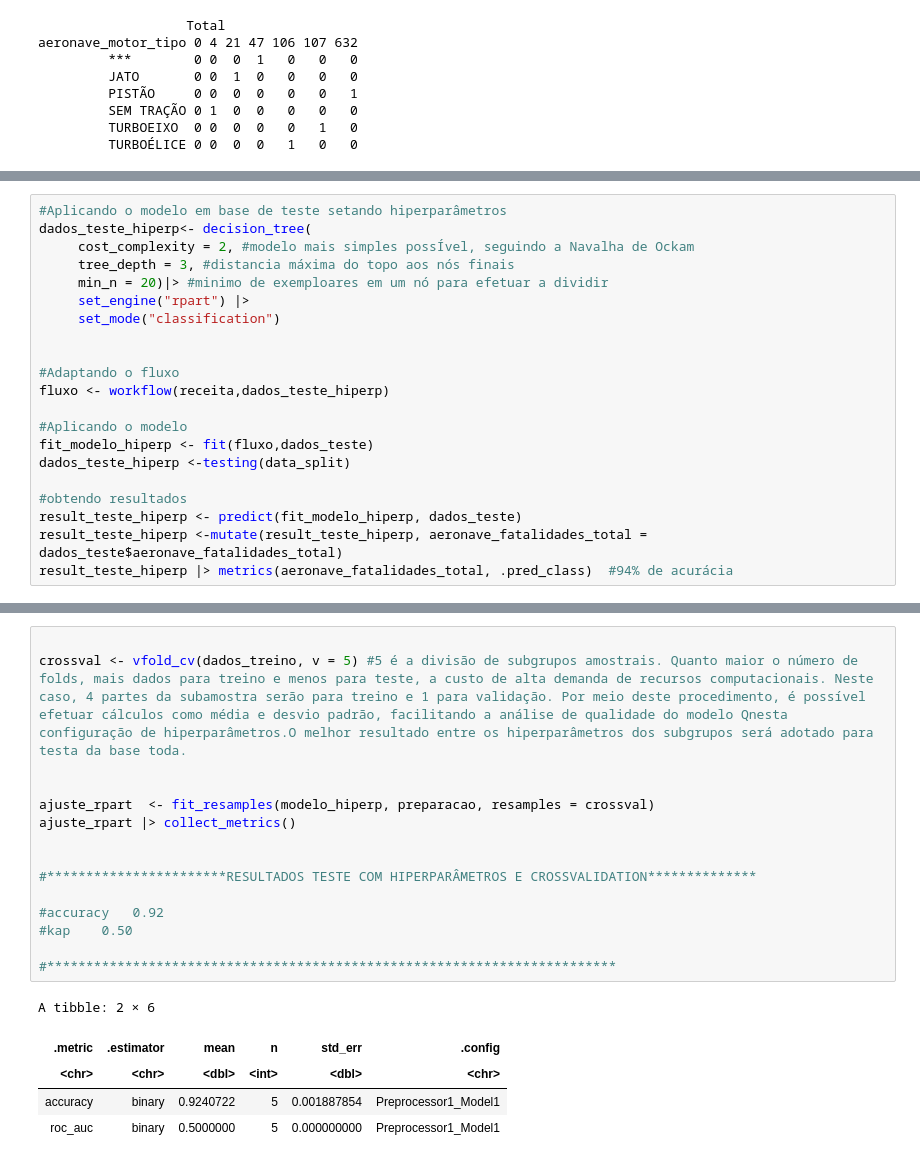
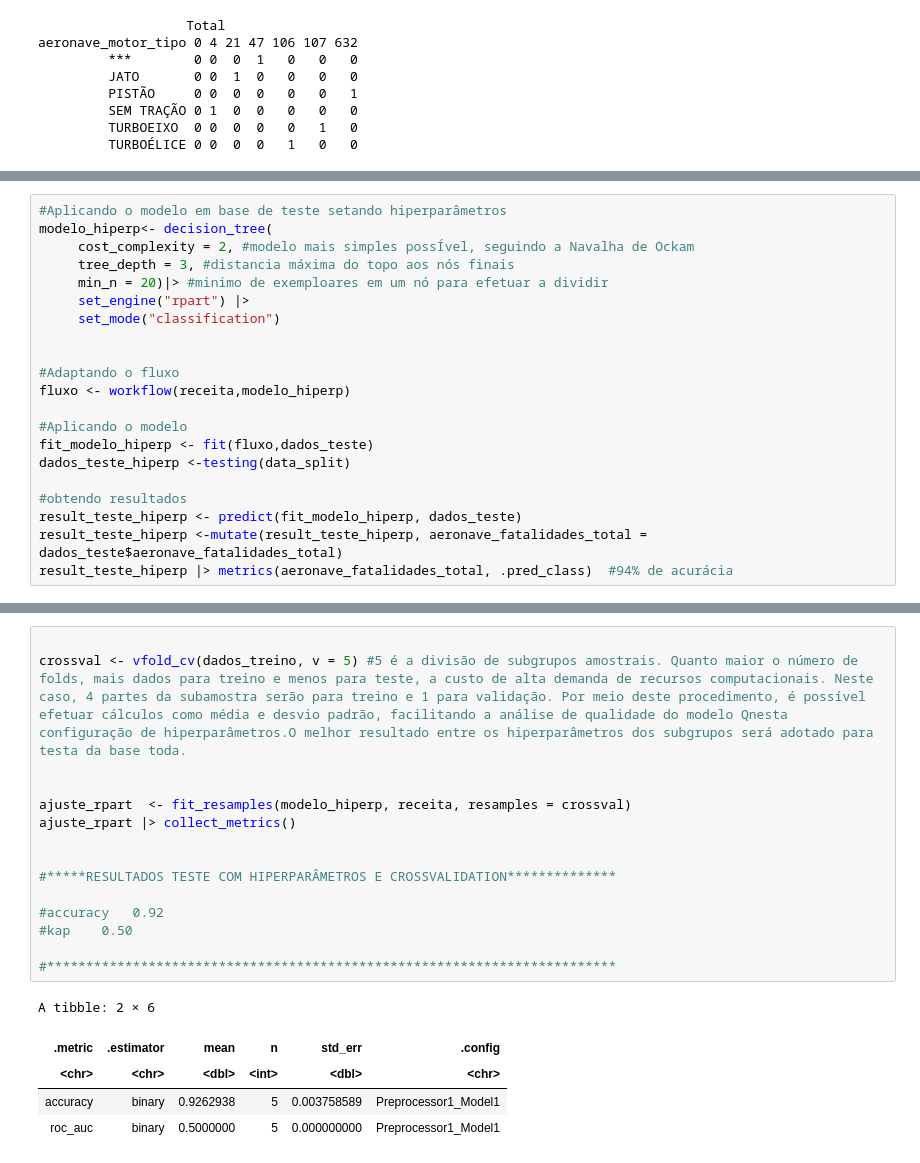
Before and after one commit to LorenaFMarani/ATV1-DataMining, a Jupyter notebook: Atividade1_LorenaFMarani.ipynb, the cells around one changed output, grey strips where cells are left out. Cells and saved outputs as stored; diff of their text form.

```diff
--- a/Atividade1_LorenaFMarani.ipynb
+++ b/Atividade1_LorenaFMarani.ipynb
@@ -327,6 +347,6 @@ Installing package into ‘/usr/local/lib/R/site-library’
 # %%
 #Aplicando o modelo em base de teste setando hiperparâmetros
-dados_teste_hiperp<- decision_tree(
+modelo_hiperp<- decision_tree(
      cost_complexity = 2, #modelo mais simples possÍvel, seguindo a Navalha de Ockam
      tree_depth = 3, #distancia máxima do topo aos nós finais
      min_n = 20)|> #minimo de exemploares em um nó para efetuar a dividir
@@ -335,7 +355,7 @@ dados_teste_hiperp<- decision_tree(
 
 
 #Adaptando o fluxo
-fluxo <- workflow(receita,dados_teste_hiperp)
+fluxo <- workflow(receita,modelo_hiperp)
 
 #Aplicando o modelo
 fit_modelo_hiperp <- fit(fluxo,dados_teste)
@@ -366,23 +387,23 @@ A tibble: 2 × 6
 # %%
 
 crossval <- vfold_cv(dados_treino, v = 5) #5 é a divisão de subgrupos amostrais. Quanto maior o número de folds, mais dados para treino e menos para teste, a custo de alta demanda de recursos computacionais. Neste caso, 4 partes da subamostra serão para treino e 1 para validação. Por meio deste procedimento, é possível efetuar cálculos como média e desvio padrão, facilitando a análise de qualidade do modelo Qnesta configuração de hiperparâmetros.O melhor resultado entre os hiperparâmetros dos subgrupos será adotado para testa da base toda.
 
 
-ajuste_rpart  <- fit_resamples(modelo_hiperp, preparacao, resamples = crossval)
+ajuste_rpart  <- fit_resamples(modelo_hiperp, receita, resamples = crossval)
 ajuste_rpart |> collect_metrics()
 
 
-#***********************RESULTADOS TESTE COM HIPERPARÂMETROS E CROSSVALIDATION**************
+#*****RESULTADOS TESTE COM HIPERPARÂMETROS E CROSSVALIDATION**************
 
 #accuracy	0.92
 #kap	0.50
 
 #*************************************************************************
 # %% [output]
 A tibble: 2 × 6
 | .metric | .estimator | mean | n | std_err | .config |
 | <chr> | <chr> | <dbl> | <int> | <dbl> | <chr> |
-| accuracy | binary | 0.9240722 | 5 | 0.001887854 | Preprocessor1_Model1 |
+| accuracy | binary | 0.9262938 | 5 | 0.003758589 | Preprocessor1_Model1 |
 | roc_auc | binary | 0.5000000 | 5 | 0.000000000 | Preprocessor1_Model1 |
 # %%
 fit_modelo <- decision_tree(mode = "classification",
```
Also changed, not shown: parts of 12 cells of this notebook.
